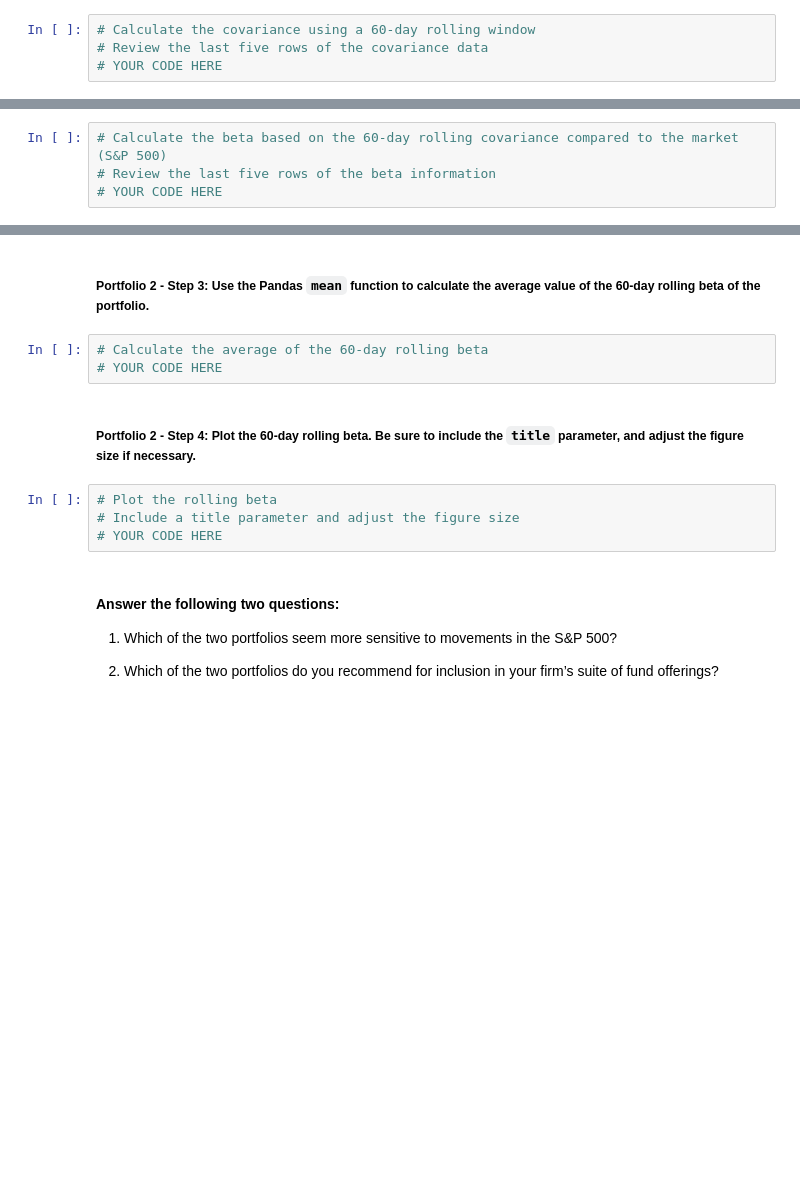
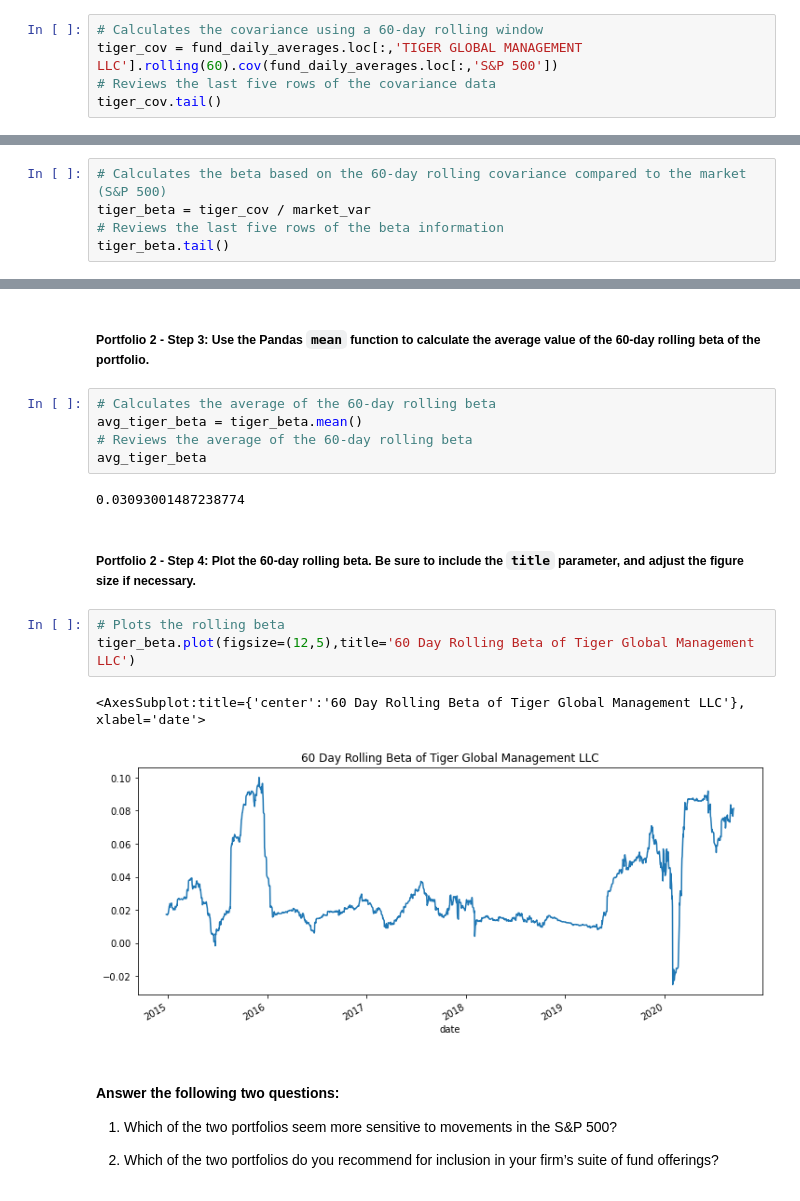
Before and after one commit to rodum012/Investment_Fund_Analysis, a Jupyter notebook: risk_return_analysis.ipynb, the cells around one changed output, grey strips where cells are left out. Saved outputs shown, nothing was run; the diff lists cells and outputs as text; blank space fills up the shorter version.

```diff
--- a/risk_return_analysis.ipynb
+++ b/risk_return_analysis.ipynb
@@ -368,6 +412,7 @@ Your analysis is nearing completion. Now, you need to evaluate how the portfolio
 # %% [markdown]
 ##### Portfolio 2 - Step 1: Using the 60-day rolling window, the daily return data, and the S&P 500 returns, calculate the covariance. Review the last five rows of the covariance of the portfolio.
 # %%
-# Calculate the covariance using a 60-day rolling window
-# Review the last five rows of the covariance data
-# YOUR CODE HERE
+# Calculates the covariance using a 60-day rolling window
+tiger_cov = fund_daily_averages.loc[:,'TIGER GLOBAL MANAGEMENT LLC'].rolling(60).cov(fund_daily_averages.loc[:,'S&P 500'])
+# Reviews the last five rows of the covariance data
+tiger_cov.tail()
@@ -374,6 +427,7 @@ Your analysis is nearing completion. Now, you need to evaluate how the portfolio
 # %% [markdown]
 ##### Portfolio 2 - Step 2: Calculate the beta of the portfolio. To do that, divide the covariance of the portfolio by the variance of the S&P 500.
 # %%
-# Calculate the beta based on the 60-day rolling covariance compared to the market (S&P 500)
-# Review the last five rows of the beta information
-# YOUR CODE HERE
+# Calculates the beta based on the 60-day rolling covariance compared to the market (S&P 500)
+tiger_beta = tiger_cov / market_var
+# Reviews the last five rows of the beta information
+tiger_beta.tail()
@@ -380,14 +442,20 @@ Your analysis is nearing completion. Now, you need to evaluate how the portfolio
 # %% [markdown]
 ##### Portfolio 2 - Step 3: Use the Pandas `mean` function to calculate the average value of the 60-day rolling beta of the portfolio.
 # %%
-# Calculate the average of the 60-day rolling beta
-# YOUR CODE HERE
+# Calculates the average of the 60-day rolling beta
+avg_tiger_beta = tiger_beta.mean()
+# Reviews the average of the 60-day rolling beta
+avg_tiger_beta
+# %% [output]
+0.03093001487238774
 # %% [markdown]
 ##### Portfolio 2 - Step 4: Plot the 60-day rolling beta. Be sure to include the `title` parameter, and adjust the figure size if necessary.
-# %%
-# Plot the rolling beta
-# Include a title parameter and adjust the figure size
-# YOUR CODE HERE
+# %%
+# Plots the rolling beta
+tiger_beta.plot(figsize=(12,5),title='60 Day Rolling Beta of Tiger Global Management LLC')
+# %% [output]
+<AxesSubplot:title={'center':'60 Day Rolling Beta of Tiger Global Management LLC'}, xlabel='date'>
+[figure, added]
 # %% [markdown]
 #### Answer the following two questions:
 
```
Also changed, not shown: parts of 27 cells of this notebook, 4 other files.
